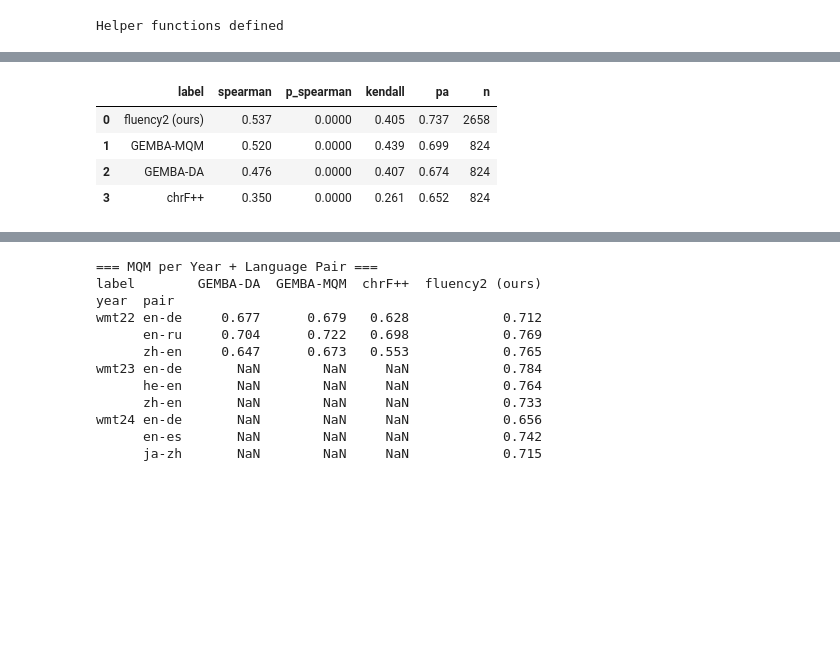
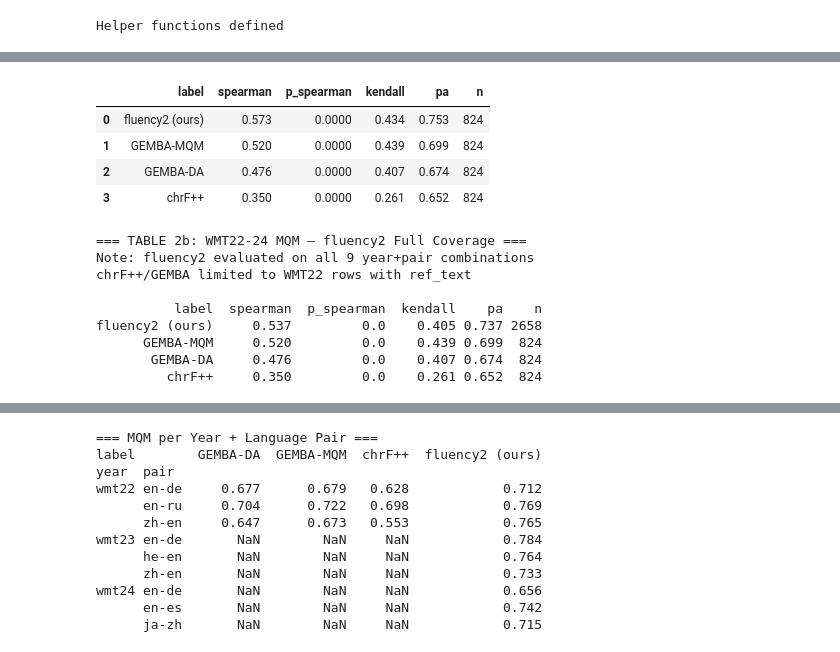
Before and after one commit to algebras-ai/algebras-mt-eval-typology, a Jupyter notebook: fluency2_wmt_evaluation.ipynb, the cells around one changed output, grey strips where cells are left out. Cells and saved outputs as stored; diff of their text form; code cells hidden in the pictures; blank space fills up the shorter version.

```diff
--- a/fluency2_wmt_evaluation.ipynb
+++ b/fluency2_wmt_evaluation.ipynb
@@ -166,14 +163,23 @@ Helper functions defined
 WMT25_METRICS = ['fluency2', 'gemba_score', 'metricx_score',
                   'xcomet_score', 'cometKiwi_score', 'chrf_pp']
 
-# Filter to rows with human_score
-df25_scored = df25[df25['human_score'].notna()].copy()
+# Build fair comparison subset: rows where ALL WMT25 metrics exist
+mask = df25['human_score'].notna()
+for m in WMT25_METRICS:
+    if m in df25.columns:
+        mask = mask & df25[m].notna()
+
+df25_scored = df25[mask].copy()
+
+print(f"Fair comparison subset: {len(df25_scored)} rows")
+print(f"(All 6 metrics available + human score)")
 
 table1 = compute_correlations(df25_scored, WMT25_METRICS,
                                'human_score', 'WMT25 ESA')
 
 print("=== TABLE 1: WMT25 ESA — Correlation with Human Scores ===")
-print(f"n = {len(df25_scored)} rows, 11 language pairs")
+print(f"n = {len(df25_scored)} rows (fair comparison, all metrics present)")
+print(f"11 language pairs")
 print()
 display_cols = ['label','spearman','p_spearman','kendall','pa','n']
 print(table1[display_cols].to_string(index=False))
@@ -444,23 +434,51 @@ Range: [-0.867, -0.648]
 # %%
-MQM_METRICS = [c for c in ['fluency2','gemba_mqm','gemba_da','chrf_pp']
-               if c in dfmqm.columns]
+# Table 2a: Fair comparison subset (all metrics present, n~824)
+MQM_METRICS_ALL = [c for c in ['fluency2','gemba_mqm','gemba_da','chrf_pp']
+                   if c in dfmqm.columns]
+
+# Build fair subset: rows where ALL metrics exist + human score
+mask_fair = dfmqm['human_mqm_score'].notna()
+for m in MQM_METRICS_ALL:
+    mask_fair = mask_fair & dfmqm[m].notna()
+
+dfmqm_fair = dfmqm[mask_fair].copy()
+
+print("=== TABLE 2a: WMT22-24 MQM — Fair Comparison (all metrics present) ===")
+print(f"n = {len(dfmqm_fair)} rows")
+print(f"Note: WMT22 only (en-de, zh-en, en-ru) — GEMBA available here")
+print()
+
+table_mqm_fair = compute_correlations(
+    dfmqm_fair, MQM_METRICS_ALL,
+    'human_mqm_score', 'WMT22-24 MQM (fair)'
+)
+
+display_cols = ['label','spearman','p_spearman','kendall','pa','n']
+print(table_mqm_fair[display_cols].to_string(index=False))
+display(table_mqm_fair[display_cols].style\
+    .highlight_max(subset=['spearman','pa'], color='#dce6f7')\
+    .format({'spearman':'{:.3f}','kendall':'{:.3f}',
+             'pa':'{:.3f}','p_spearman':'{:.4f}'}))
+
+# Table 2b: fluency2 full coverage (n=2658)
+print()
+print("=== TABLE 2b: WMT22-24 MQM — fluency2 Full Coverage ===")
+print(f"Note: fluency2 evaluated on all 9 year+pair combinations")
+print(f"chrF++/GEMBA limited to WMT22 rows with ref_text")
+print()
 
 dfmqm_scored = dfmqm[dfmqm['human_mqm_score'].notna()].copy()
 
-table_mqm = compute_correlations(
-    dfmqm_scored, MQM_METRICS,
-    'human_mqm_score', 'WMT22-24 MQM'
+table_mqm_full = compute_correlations(
+    dfmqm_scored, MQM_METRICS_ALL,
+    'human_mqm_score', 'WMT22-24 MQM (full)'
 )
 
-print("=== WMT22-24 MQM — Correlation with Human MQM Scores ===")
-print(f"n = {len(dfmqm_scored)} rows total")
-print(f"Note: MQM scale (0=perfect, negative=errors)")
-print(f"GEMBA scores available for WMT22 only (en-de, zh-en, en-ru)")
-print()
-display_cols = ['label','spearman','p_spearman','kendall','pa','n']
-print(table_mqm[display_cols].to_string(index=False))
-display(table_mqm[display_cols].style\
+print(table_mqm_full[display_cols].to_string(index=False))
+display(table_mqm_full[display_cols].style\
     .highlight_max(subset=['spearman','pa'], color='#dce6f7')\
     .format({'spearman':'{:.3f}','kendall':'{:.3f}',
              'pa':'{:.3f}','p_spearman':'{:.4f}'}))
+
+MQM_METRICS = MQM_METRICS_ALL
 # %% [output]
@@ -477,5 +494,14 @@ fluency2 (ours)     0.537         0.0    0.405 0.737 2658
 |  | label | spearman | p_spearman | kendall | pa | n |
-| 0 | fluency2 (ours) | 0.537 | 0.0000 | 0.405 | 0.737 | 2658 |
+| 0 | fluency2 (ours) | 0.573 | 0.0000 | 0.434 | 0.753 | 824 |
 | 1 | GEMBA-MQM | 0.520 | 0.0000 | 0.439 | 0.699 | 824 |
 | 2 | GEMBA-DA | 0.476 | 0.0000 | 0.407 | 0.674 | 824 |
 | 3 | chrF++ | 0.350 | 0.0000 | 0.261 | 0.652 | 824 |
+=== TABLE 2b: WMT22-24 MQM — fluency2 Full Coverage ===
+Note: fluency2 evaluated on all 9 year+pair combinations
+chrF++/GEMBA limited to WMT22 rows with ref_text
+
+          label  spearman  p_spearman  kendall    pa    n
+fluency2 (ours)     0.537         0.0    0.405 0.737 2658
+      GEMBA-MQM     0.520         0.0    0.439 0.699  824
+       GEMBA-DA     0.476         0.0    0.407 0.674  824
+         chrF++     0.350         0.0    0.261 0.652  824
```
Also changed, not shown: parts of 11 cells of this notebook, 1 other file.
